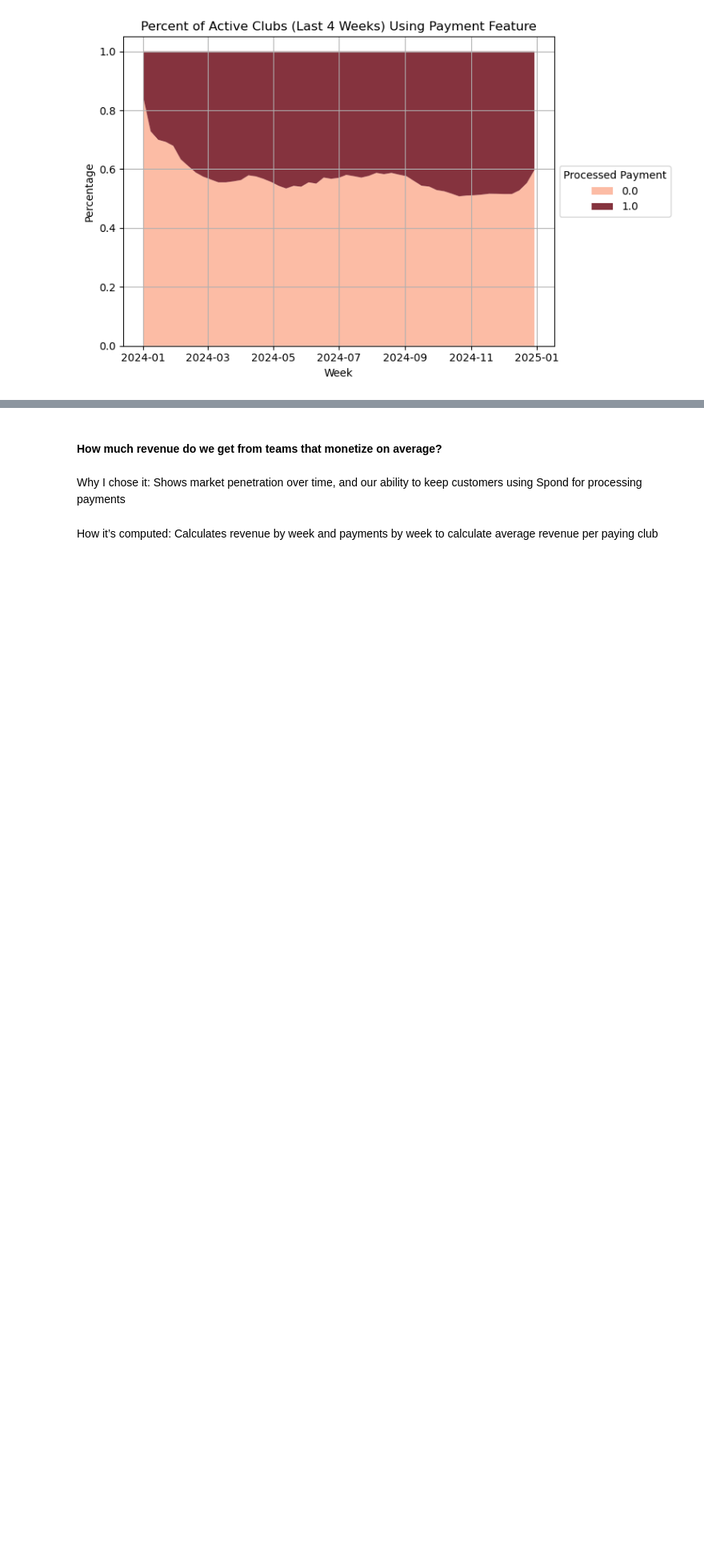
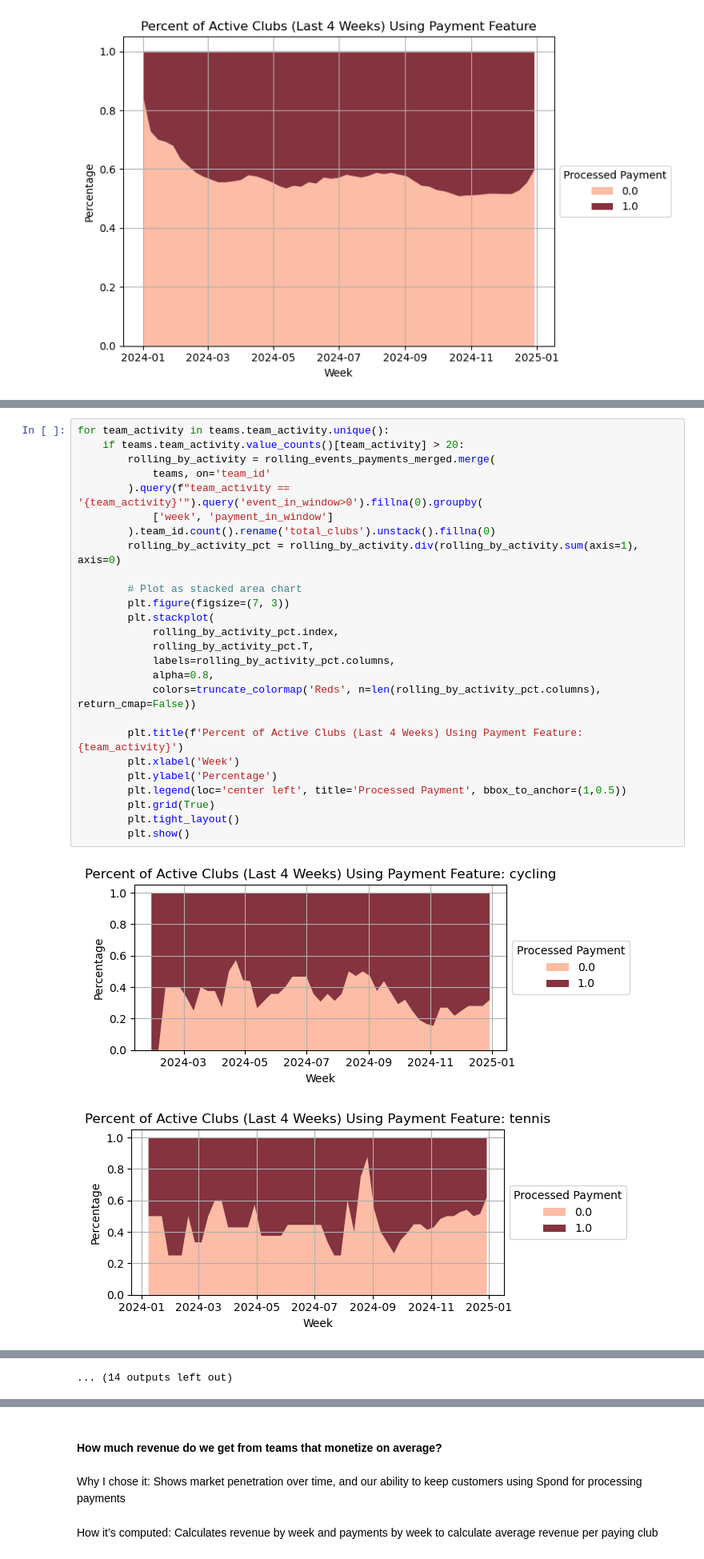
Before and after one commit to kevmb99/spond_interview, a Jupyter notebook: eda.ipynb, the cells around one changed output, grey strips where cells are left out. Shown at 80% size. Saved outputs shown, nothing was run; the diff lists cells and outputs as text; blank space fills up the shorter version.

```diff
--- a/eda.ipynb
+++ b/eda.ipynb
@@ -822,0 +921,29 @@ plt.show()
+# %%
+for team_activity in teams.team_activity.unique():
+    if teams.team_activity.value_counts()[team_activity] > 20:
+        rolling_by_activity = rolling_events_payments_merged.merge(
+            teams, on='team_id'
+        ).query(f"team_activity == '{team_activity}'").query('event_in_window>0').fillna(0).groupby(
+            ['week', 'payment_in_window']
+        ).team_id.count().rename('total_clubs').unstack().fillna(0)
+        rolling_by_activity_pct = rolling_by_activity.div(rolling_by_activity.sum(axis=1), axis=0)
+
+        # Plot as stacked area chart
+        plt.figure(figsize=(7, 3))
+        plt.stackplot(
+            rolling_by_activity_pct.index,
+            rolling_by_activity_pct.T,
+            labels=rolling_by_activity_pct.columns,
+            alpha=0.8,
+            colors=truncate_colormap('Reds', n=len(rolling_by_activity_pct.columns), return_cmap=False))
+
+        plt.title(f'Percent of Active Clubs (Last 4 Weeks) Using Payment Feature: {team_activity}')
+        plt.xlabel('Week')
+        plt.ylabel('Percentage')
+        plt.legend(loc='center left', title='Processed Payment', bbox_to_anchor=(1,0.5))
+        plt.grid(True)
+        plt.tight_layout()
+        plt.show()
+# %% [output]
+[figure, added]
+[figure, added]
@@ -822,0 +960 @@ plt.show()
+... (14 outputs left out)
```
Also changed, not shown: parts of 8 cells of this notebook, 1 other file.
